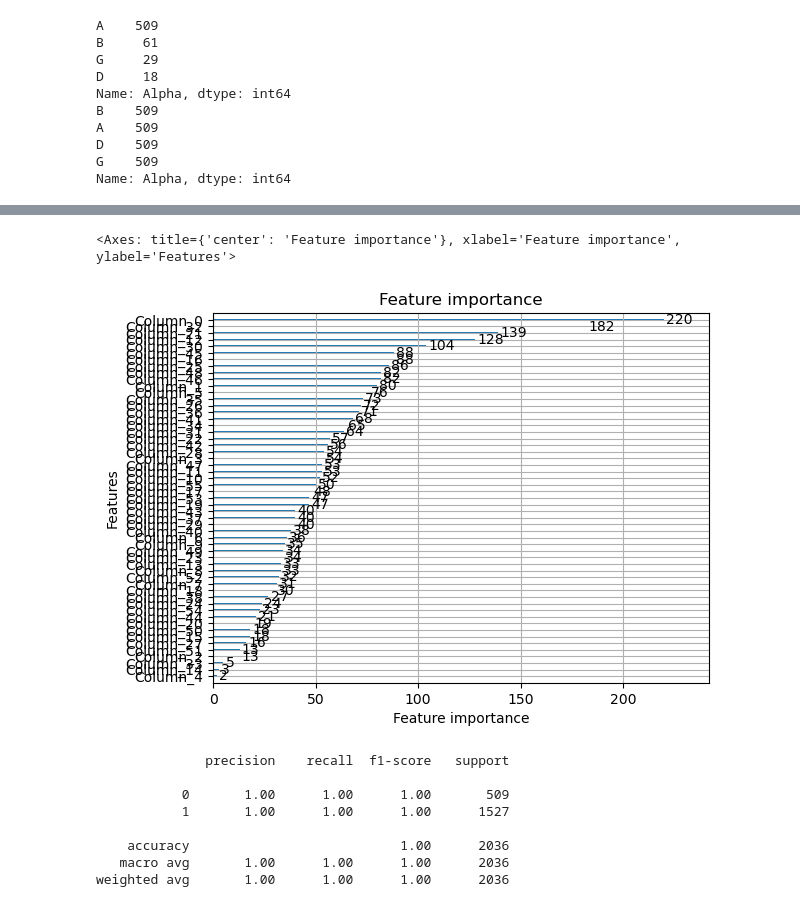
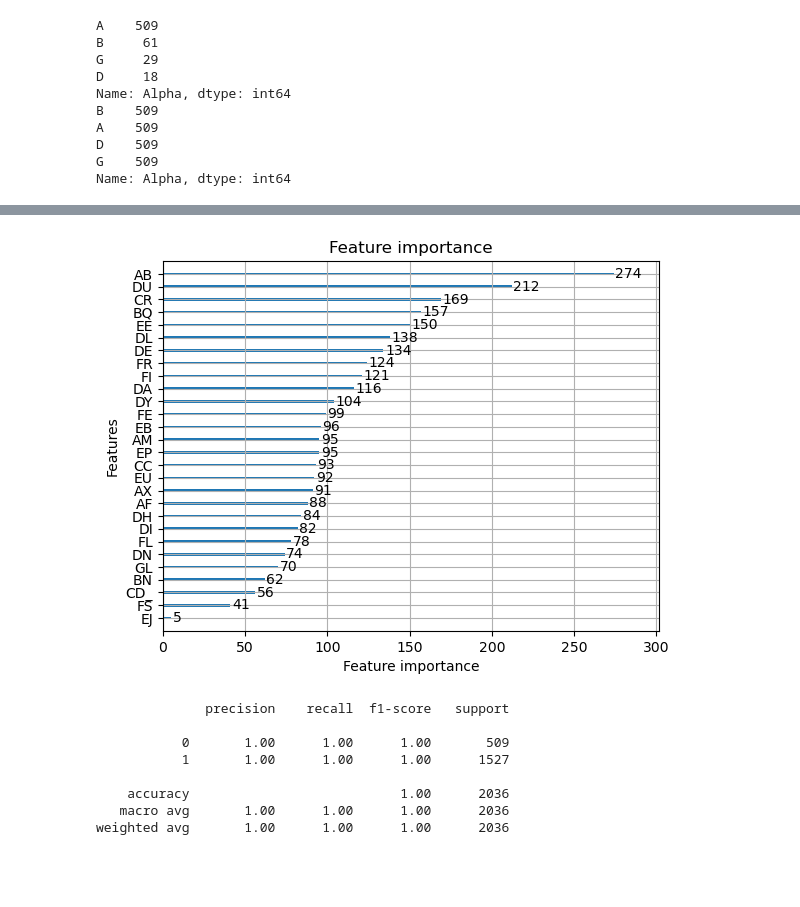
Before and after one commit to DylanZammit/kaggle-ICR---Identifying-Age-Related-Conditions, a Jupyter notebook: age-related-conditions.ipynb, the cells around one changed output, grey strips where cells are left out. Drawn from its saved outputs; the diff is of its cells as text; code cells hidden in the pictures; blank space fills up the shorter version.

```diff
--- a/age-related-conditions.ipynb
+++ b/age-related-conditions.ipynb
@@ -239,7 +230,7 @@ class Learner:
 Uses K-fold cross-validation to train the model over 10 folds and return the best scoring one
 # %%
 def train(model, X, y):
-    splits = 10
+    splits = 7
     cv = KF(n_splits=splits, shuffle=True, random_state=42)
     min_loss = np.inf
 
@@ -261,3 +254,39 @@ def train(model, X, y):
+# %%
+
+feature_style = 'best_singles'
+
+# df_train['rng'] = np.random.rand(len(df_train))
+interactions = False
+
+if feature_style == 'best_singles':
+    train_cols = [
+              'AB', 'DU', 'BQ', 'CR', 'DL', 'EE', 'EJ',
+              'DA', 'CC', 'FR', 'AF', 'FI', 'DE', 'AX',
+              'EB', 'DY', 'FE', 'DN', 'FL', 'EP', 'EU',
+              'AM', 'CD ', 'DI', 'GL', 'BN', 'FS', 'DH',
+            ]
+    interactions = False
+elif feature_style == 'all':
+    train_cols = [col for col in df_train.columns if col not in ['Id', 'Class']]
+elif feature_style == 'best_interactions':
+    train_cols = ['CR_DH','CR','AB_EL','DU_FR','BP_DU','AB',
+              'EE_FS','CR_DL','AB_DU','CR_DA','CC_DA','DU_FL',
+              'DL_DU','DE_EE','AB_BP','AB_GL','BQ_DY','BD ',
+              'AB_BQ','BQ_DF','CU_DE','BP_EU','DA_GH','AF',
+              'AF_EU','CH_DA','BC_FE','AB_CS','BC_EP','AB_DI',
+              'FE_FL','AB_BZ','DE_FS','DL','CD _EE','AR_EB',
+              'FL_FR','BQ_GH','EE_FL','BC_BQ','AF_BC','AB_BD ',
+              'EG_EP','CC_FS','BC_DU','DI_DU','CC_CR','CD _GL',
+              'CS_DA','AB_BC','CU_GE','AF_DV','CC_CH','AB_CL',
+              'AX','DE','AX_BQ','DL_EL','CD ','BC_DY','AX_EG',
+              'BP','EE','EE_EP','DY_EU','AZ','EE_EL','CF_EU',
+              'AB_FE','BD _EP','CC_GE','CC_DH','DA_DL','DA_EP',
+              'DU_EB','AB_AF','BQ_EH','AB_EB','AB_GB','BQ_CD ',
+              'AX_FI','AX_EP','AF_EL','EG_FC','BP_DF','DF_DY',
+              'DF_DI','BC_GL','BR_DU','CS_DE','AY_DY','AX_GL',
+              'AX_BC','DU_FE','CB_DU','CD _DA','CD _DU','AF_DF',
+              'CS_EL','DH_DL']
+    interactions = True
 # %% [markdown]
 Oversamples the data such that there are an equal number of each class A, B, C, D.
 
@@ -285,9 +313,9 @@ D    509
 G    509
 Name: Alpha, dtype: int64
 # %%
-X = df_train_ros[train_cols]
+X = df_train_ros#[train_cols]
 y = df_train_ros.Class
 
-learner = Learner(interactions=False)
+learner = Learner(interactions=interactions, features=train_cols)
 model = train(learner, X, y)
 # %% [output]
@@ -308,5 +329,5 @@ Model loss: 7.111203567081449e-16
-# %%
-lgb.plot_importance(model.clfs[0])
-# %% [output]
-<Axes: title={'center': 'Feature importance'}, xlabel='Feature importance', ylabel='Features'>
-[figure, removed]
+# %%
+lgb.plot_importance(model.clfs[0])
+df_feature_imp = pd.DataFrame({'Value':model.clfs[0].feature_importances_,'Feature':model.features}).sort_values(by="Value",ascending=False).reset_index(drop=True)
+# %% [output]
+[figure, added]
```
Also changed, not shown: parts of 11 cells of this notebook.
